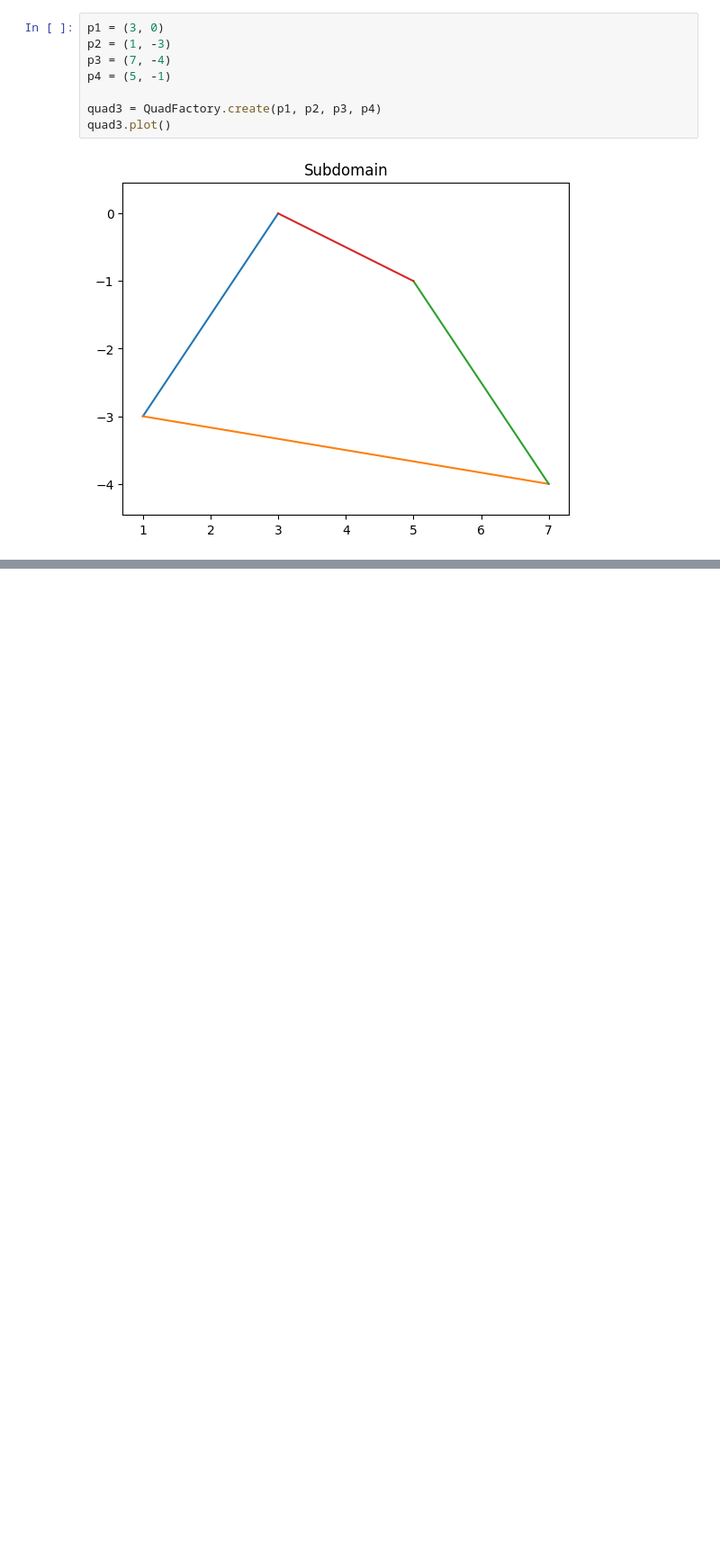
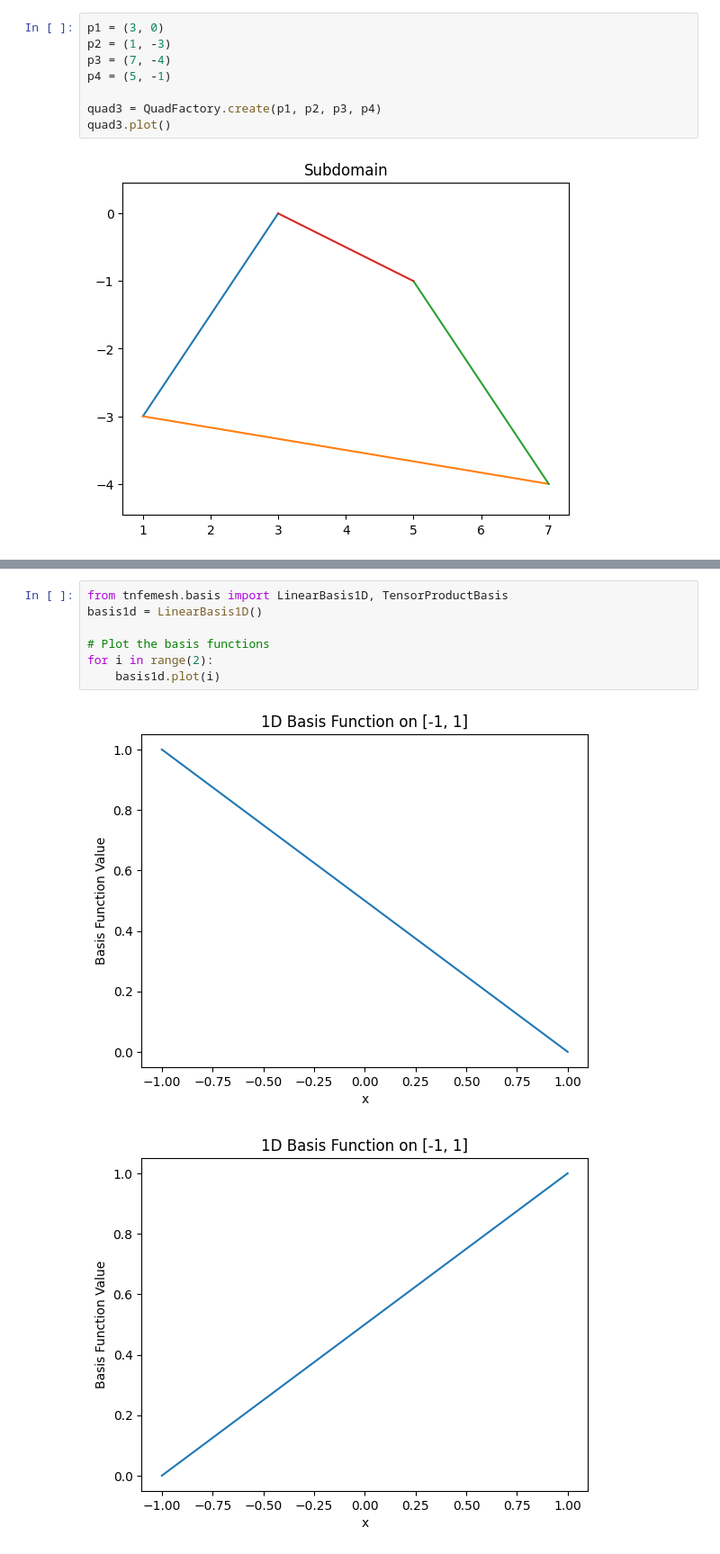
Before and after one commit to MazenAli/TT-FEMesh, a Jupyter notebook: notebooks/prototyping.ipynb, the cells around one changed output, grey strips where cells are left out. Shown at 90% size. Cells and saved outputs as stored; diff of their text form; blank space fills up the shorter version.

Commit message:
feat (basis): add basis and plotting

```diff
--- a/notebooks/prototyping.ipynb
+++ b/notebooks/prototyping.ipynb
@@ -127,0 +153,10 @@ Domain(4 subdomains, 2 connections)
+# %%
+from tnfemesh.basis import LinearBasis1D, TensorProductBasis
+basis1d = LinearBasis1D()
+
+# Plot the basis functions
+for i in range(2):
+    basis1d.plot(i)
+# %% [output]
+[figure, added]
+[figure, added]
```
Also changed, not shown: parts of 4 cells of this notebook, 5 other files.
